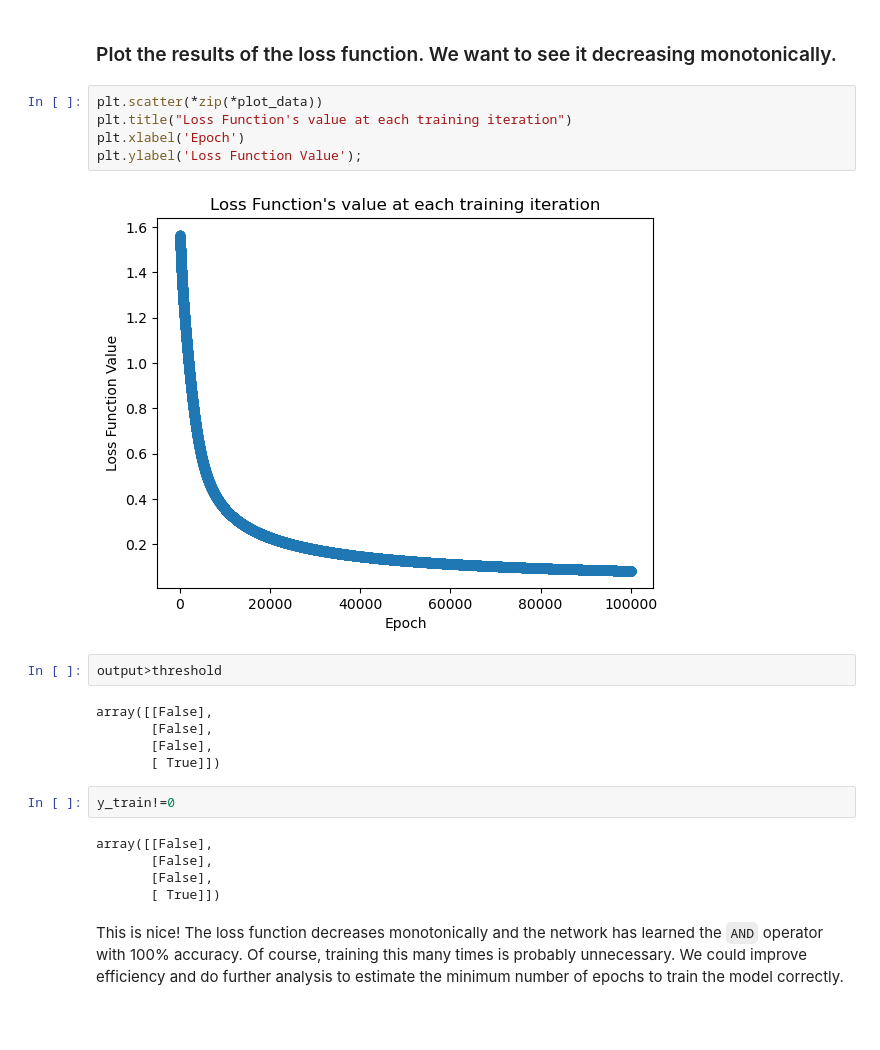
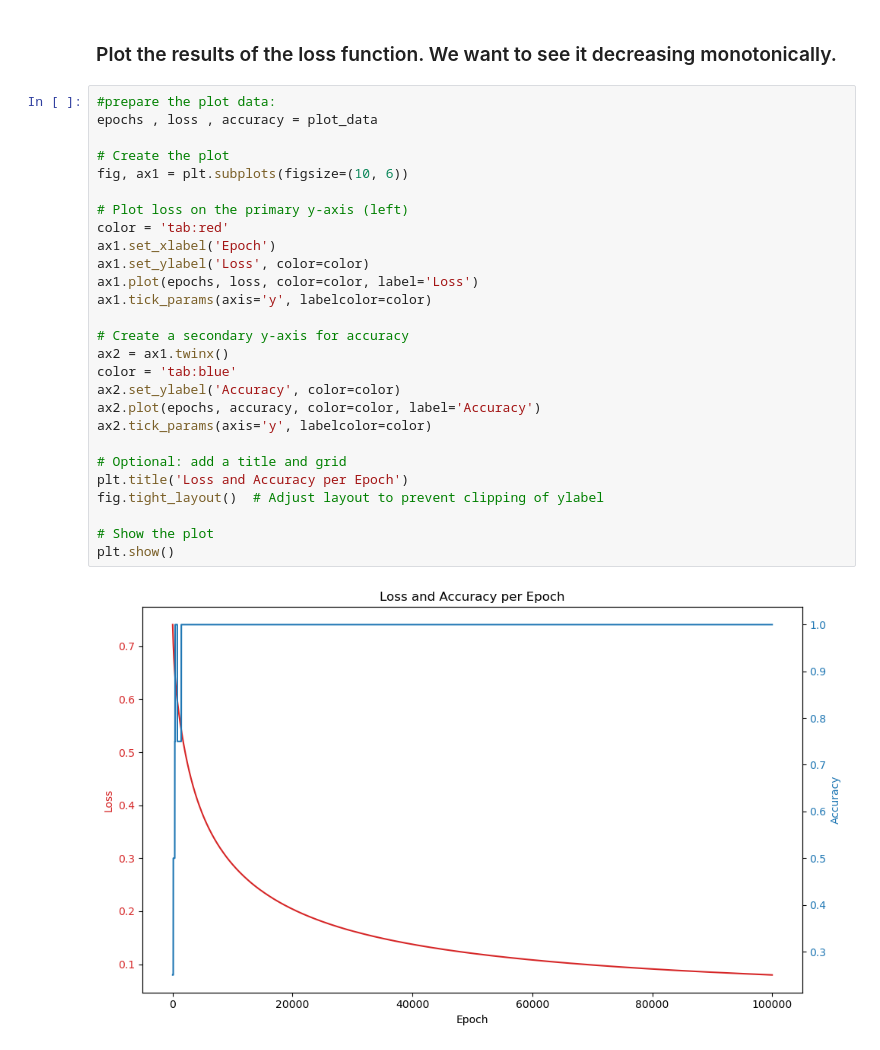
Before and after one commit to rmbennet/RobsSimpleNN, a Jupyter notebook: main_notebook.ipynb, the cells around one changed output. Cells and saved outputs as stored; diff of their text form; blank space fills up the shorter version.

Commit message:
added analysis of accuracy vs number of epochs
added analysis of accuracy vs number of epochs

```diff
--- a/main_notebook.ipynb
+++ b/main_notebook.ipynb
@@ -120,25 +127,31 @@ Epoch 90000, Loss: 0.0871
 # %% [markdown]
 ### Plot the results of the loss function.  We want to see it decreasing monotonically.
-# %%
-plt.scatter(*zip(*plot_data))
-plt.title("Loss Function's value at each training iteration")
-plt.xlabel('Epoch')
-plt.ylabel('Loss Function Value');
-# %% [output]
-[figure, removed]
-# %%
-output>threshold
-# %% [output]
-array([[False],
-       [False],
-       [False],
-       [ True]])
-# %%
-y_train!=0
-# %% [output]
-array([[False],
-       [False],
-       [False],
-       [ True]])
-# %% [markdown]
-This is nice!  The loss function decreases monotonically and the network has learned the `AND` operator with 100% accuracy.  Of course, training this many times is probably unnecessary.  We could improve efficiency and do further analysis to estimate the minimum number of epochs to train the model correctly.
+# %%
+#prepare the plot data:
+epochs , loss , accuracy = plot_data
+
+# Create the plot
+fig, ax1 = plt.subplots(figsize=(10, 6))
+
+# Plot loss on the primary y-axis (left)
+color = 'tab:red'
+ax1.set_xlabel('Epoch')
+ax1.set_ylabel('Loss', color=color)
+ax1.plot(epochs, loss, color=color, label='Loss')
+ax1.tick_params(axis='y', labelcolor=color)
+
+# Create a secondary y-axis for accuracy
+ax2 = ax1.twinx()
+color = 'tab:blue'
+ax2.set_ylabel('Accuracy', color=color)
+ax2.plot(epochs, accuracy, color=color, label='Accuracy')
+ax2.tick_params(axis='y', labelcolor=color)
+
+# Optional: add a title and grid
+plt.title('Loss and Accuracy per Epoch')
+fig.tight_layout()  # Adjust layout to prevent clipping of ylabel
+
+# Show the plot
+plt.show()
+# %% [output]
+[figure, added]
```
Also changed, not shown: parts of 6 cells of this notebook.
